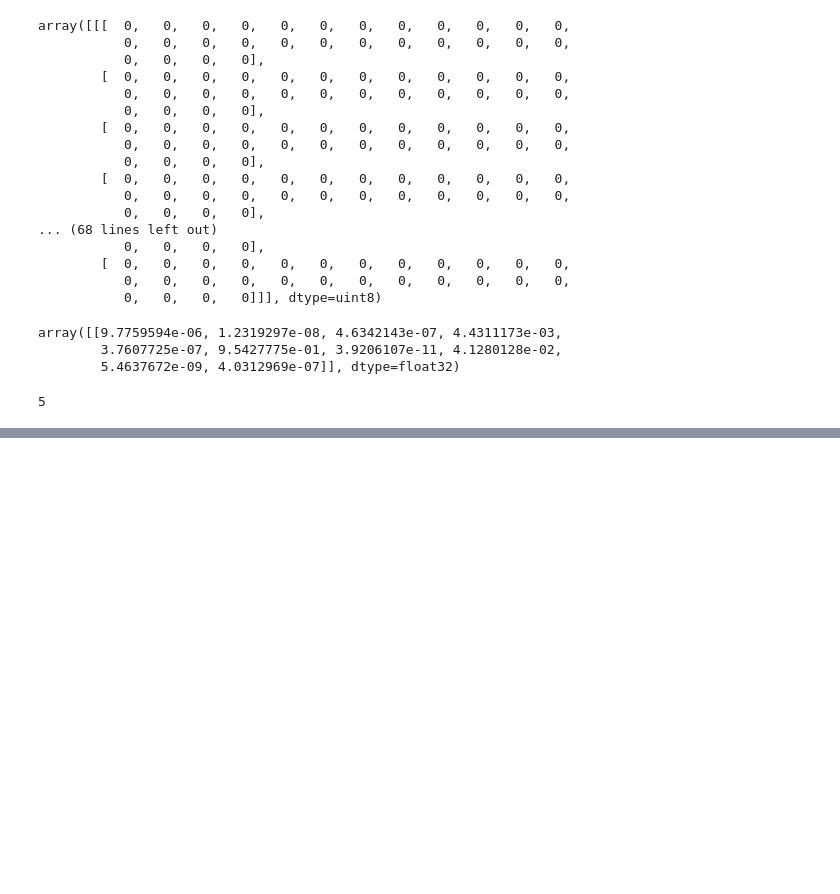
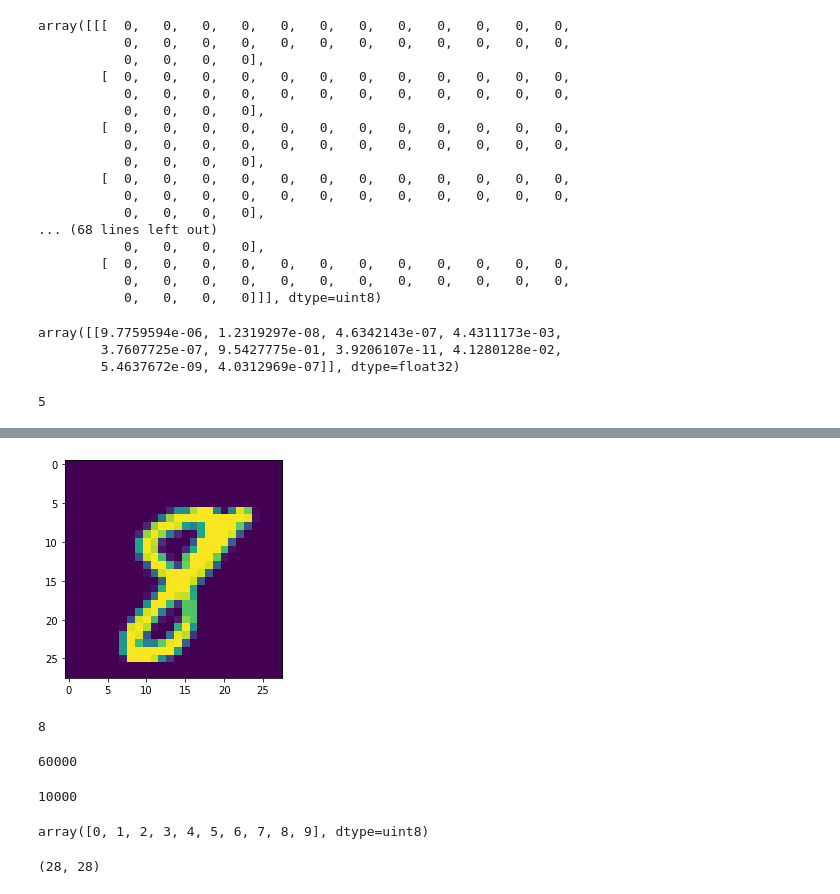
Before and after one commit to eaglehkim/python, a Jupyter notebook: prac4.ipynb, the cells around one changed output, grey strips where cells are left out. Cells and saved outputs as stored; diff of their text form; code cells hidden in the pictures; blank space fills up the shorter version.

```diff
--- a/prac4.ipynb
+++ b/prac4.ipynb
@@ -1622,0 +1631,3 @@ np.argmax(dnn3.predict(test_1_re_res_r))
+# %%
+# 기본으로 6:1로 섞인다, 나눠주고 섞어준다
+(train_input, train_output), (test_input, test_output) = mnist.load_data()
@@ -1622,0 +1638,24 @@ np.argmax(dnn3.predict(test_1_re_res_r))
+# %%
+plt.imshow(train_input[55]);
+# %% [output]
+[figure, added]
+# %%
+train_output[55]
+# %% [output]
+8
+# %%
+len(train_input)
+# %% [output]
+60000
+# %%
+len(test_input)
+# %% [output]
+10000
+# %%
+np.unique(test_output)
+# %% [output]
+array([0, 1, 2, 3, 4, 5, 6, 7, 8, 9], dtype=uint8)
+# %%
+train_input[55].shape
+# %% [output]
+(28, 28)
```
Also changed, not shown: parts of 21 cells of this notebook.
